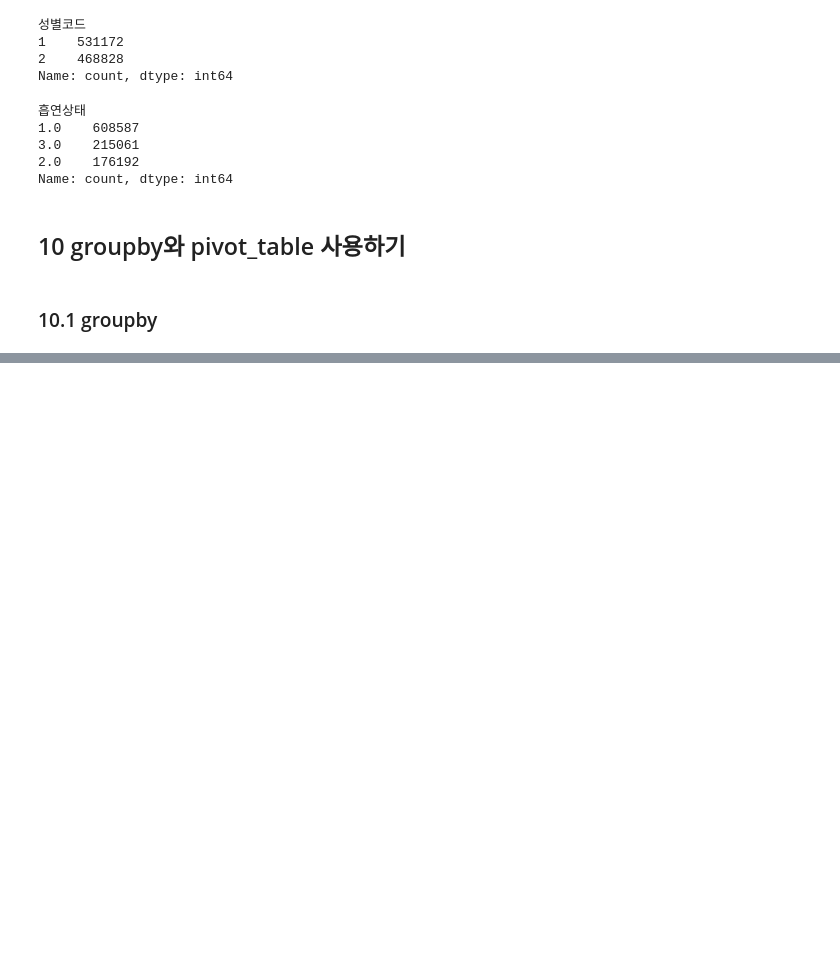
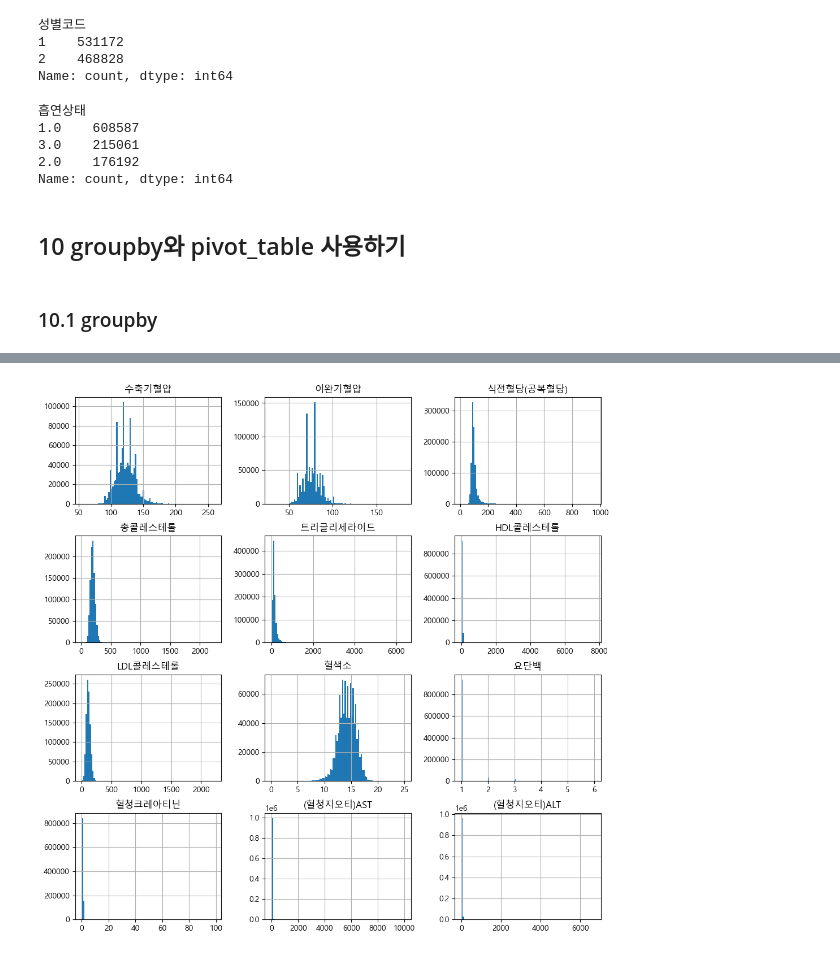
Before and after one commit to jonge5/study-data-analysis, a Jupyter notebook: e_health_analysis-input.ipynb, the cells around one changed output, grey strips where cells are left out. Saved outputs shown, nothing was run; the diff lists cells and outputs as text; code cells hidden in the pictures; blank space fills up the shorter version.

```diff
--- a/e_health_analysis-input.ipynb
+++ b/e_health_analysis-input.ipynb
@@ -242,0 +373,5 @@ Name: count, dtype: int64
+# %%
+# 슬라이싱을 사용해 앞에서 12번째부터 23번째까지(12:24) 컬럼에 대한 데이터로 히스토그램을 그립니다.
+h = df.iloc[:, 12:24].hist(figsize=(12, 12), bins=100)
+# %% [output]
+[figure, added]
```
Also changed, not shown: parts of 18 cells of this notebook.
